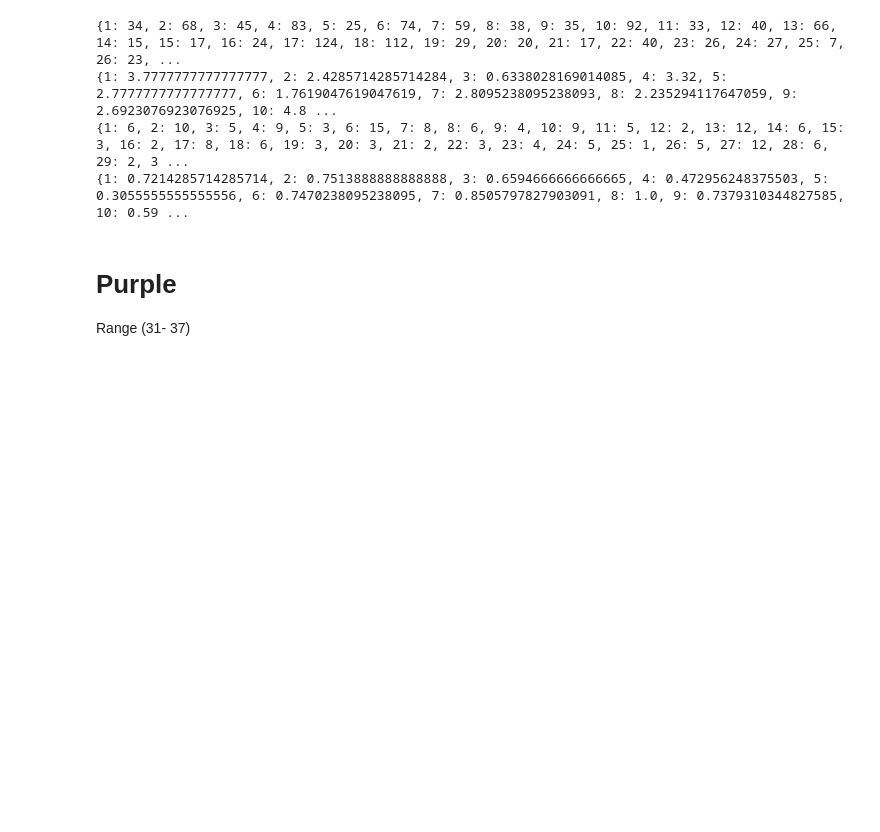
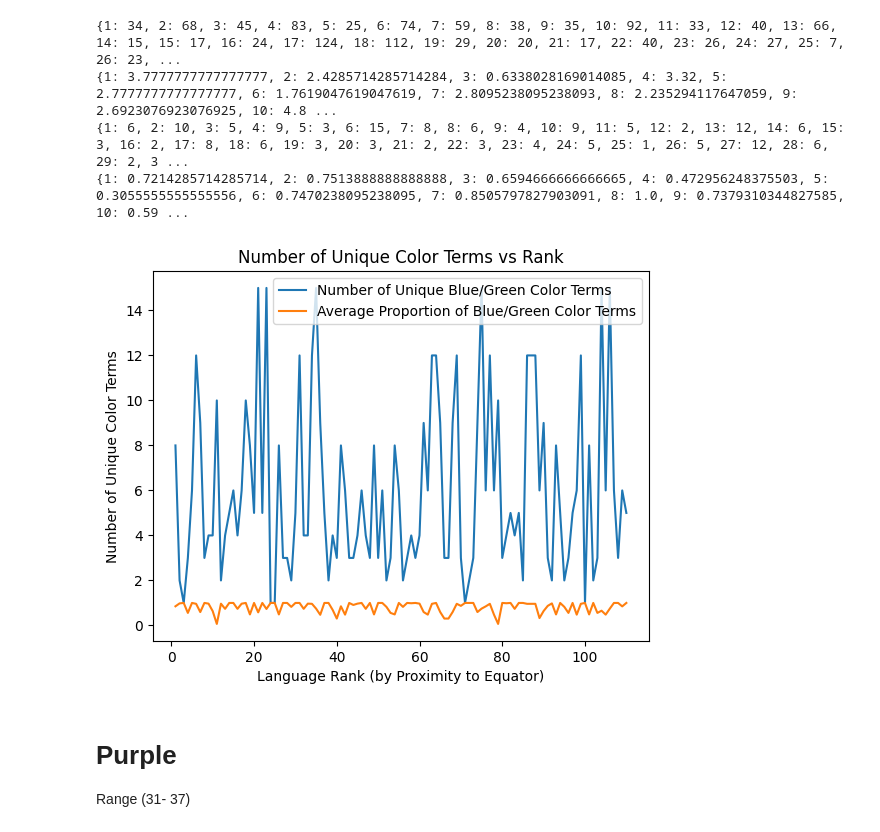
Before and after one commit to ezrarp/WCS_COG260, a Jupyter notebook: main.ipynb, the cells around one changed output. Cells and saved outputs as stored; diff of their text form; code cells hidden in the pictures; blank space fills up the shorter version.

Commit message:
Added graphs that represent the rank vs number of colour terms

```diff
--- a/main.ipynb
+++ b/main.ipynb
@@ -283,6 +283,28 @@ print(avg_bg_proportions)
 {1: 3.7777777777777777, 2: 2.4285714285714284, 3: 0.6338028169014085, 4: 3.32, 5: 2.7777777777777777, 6: 1.7619047619047619, 7: 2.8095238095238093, 8: 2.235294117647059, 9: 2.6923076923076925, 10: 4.8 ...
 {1: 6, 2: 10, 3: 5, 4: 9, 5: 3, 6: 15, 7: 8, 8: 6, 9: 4, 10: 9, 11: 5, 12: 2, 13: 12, 14: 6, 15: 3, 16: 2, 17: 8, 18: 6, 19: 3, 20: 3, 21: 2, 22: 3, 23: 4, 24: 5, 25: 1, 26: 5, 27: 12, 28: 6, 29: 2, 3 ...
 {1: 0.7214285714285714, 2: 0.7513888888888888, 3: 0.6594666666666665, 4: 0.472956248375503, 5: 0.3055555555555556, 6: 0.7470238095238095, 7: 0.8505797827903091, 8: 1.0, 9: 0.7379310344827585, 10: 0.59 ...
+# %%
+ranked_bg_chip_terms = []
+ranked_avg_bg_proportions = []
+
+for language in ranked_languages:
+    ranked_bg_chip_terms.append(bg_chip_terms[language])
+    ranked_avg_bg_proportions.append(avg_bg_proportions[language])
+
+ranked_bg_chip_terms = np.array(ranked_bg_chip_terms)
+ranked_avg_bg_proportions = np.array(ranked_avg_bg_proportions)
+
+# plot this data
+x = [i for i in range(1, 111)]
+plt.plot(x, ranked_bg_chip_terms, label='Number of Unique Blue/Green Color Terms')
+plt.plot(x, ranked_avg_bg_proportions, label='Average Proportion of Blue/Green Color Terms')
+plt.xlabel('Language Rank (by Proximity to Equator)')
+plt.ylabel('Number of Unique Color Terms')
+plt.title('Number of Unique Color Terms vs Rank')
+plt.legend()
+plt.show()
+# %% [output]
+[figure, added]
 # %% [markdown]
 # Purple
 Range (31- 37)
```
Also changed, not shown: parts of 4 cells of this notebook.
